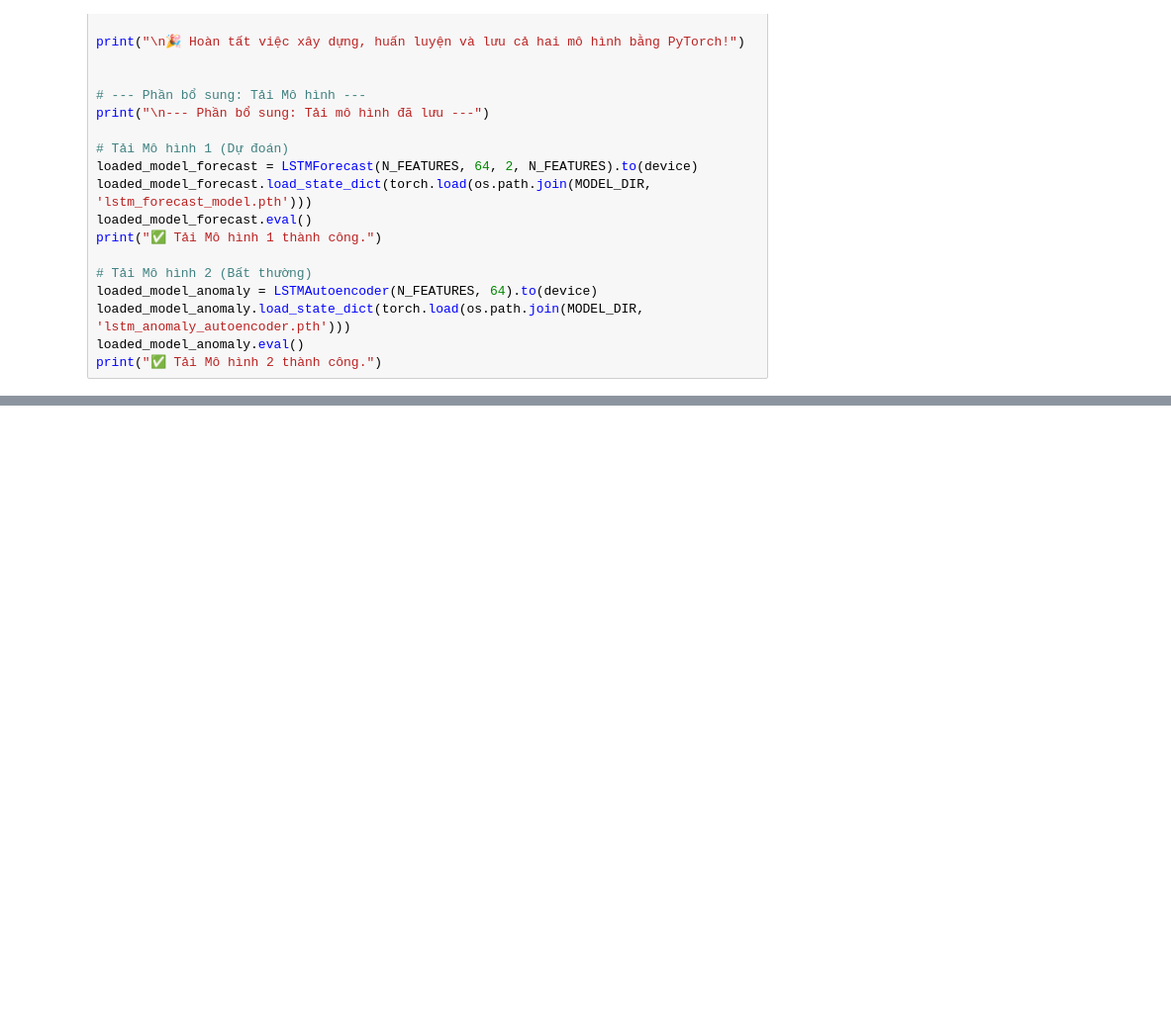
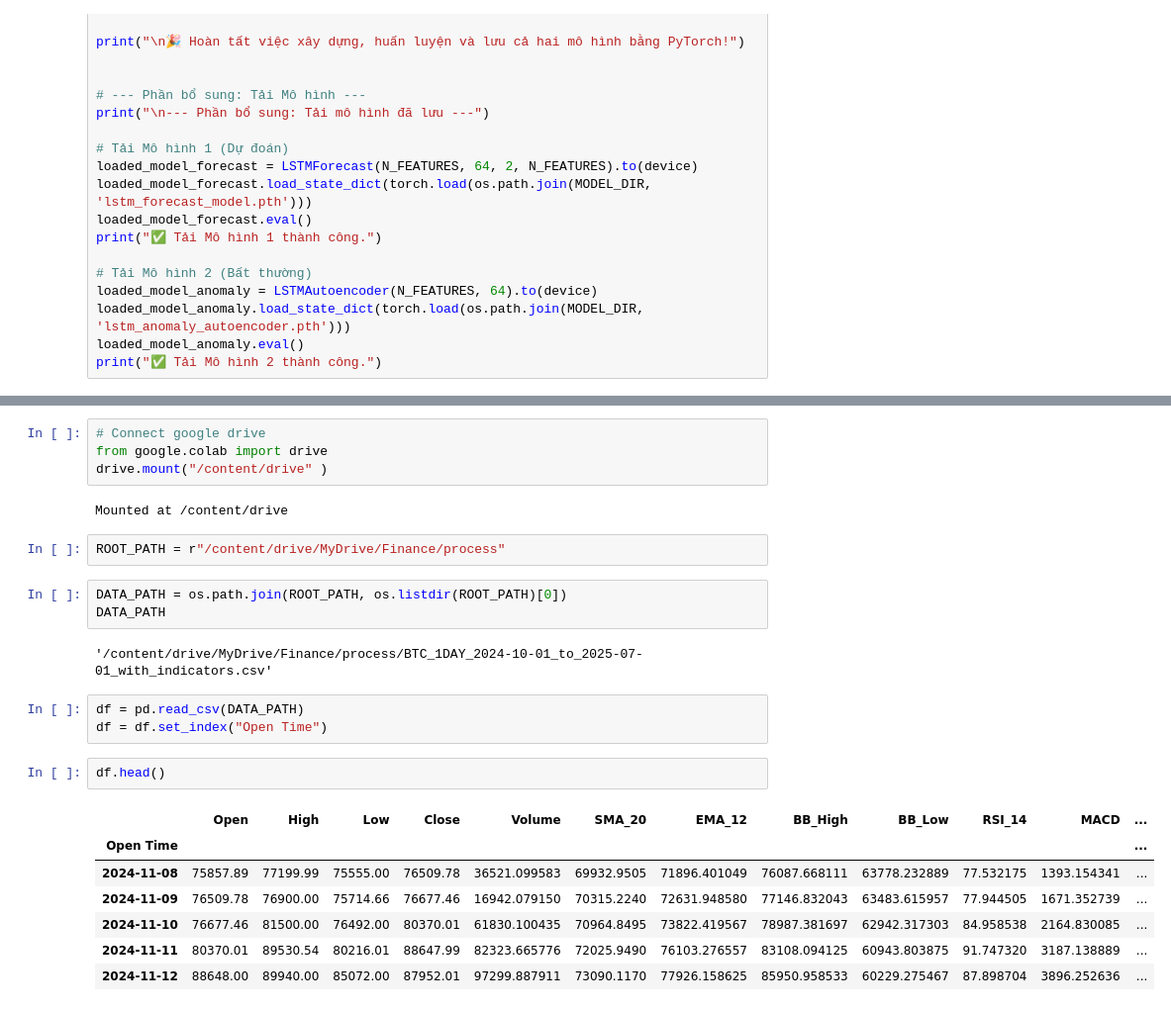
Before and after one commit to DarkFromAbyss/Finance_Predict, a Jupyter notebook: notebooks/train.ipynb, the cells around one changed output, grey strips where cells are left out. Shown: that part at 99% size. Cells and saved outputs as stored; diff of their text form; blank space fills up the shorter version.

```diff
--- a/notebooks/train.ipynb
+++ b/notebooks/train.ipynb
@@ -318,0 +332,26 @@ print("✅ Tải Mô hình 2 thành công.")
+# %%
+# Connect google drive
+from google.colab import drive
+drive.mount("/content/drive" )
+# %% [output]
+Mounted at /content/drive
+# %%
+ROOT_PATH = r"/content/drive/MyDrive/Finance/process"
+# %%
+DATA_PATH = os.path.join(ROOT_PATH, os.listdir(ROOT_PATH)[0])
+DATA_PATH
+# %% [output]
+'/content/drive/MyDrive/Finance/process/BTC_1DAY_2024-10-01_to_2025-07-01_with_indicators.csv'
+# %%
+df = pd.read_csv(DATA_PATH)
+df = df.set_index("Open Time")
+# %%
+df.head()
+# %% [output]
+|  | Open | High | Low | Close | Volume | SMA_20 | EMA_12 | BB_High | BB_Low | RSI_14 | MACD | ... |
+| Open Time |  |  |  |  |  |  |  |  |  |  |  | ... |
+| 2024-11-08 | 75857.89 | 77199.99 | 75555.00 | 76509.78 | 36521.099583 | 69932.9505 | 71896.401049 | 76087.668111 | 63778.232889 | 77.532175 | 1393.154341 | ... |
+| 2024-11-09 | 76509.78 | 76900.00 | 75714.66 | 76677.46 | 16942.079150 | 70315.2240 | 72631.948580 | 77146.832043 | 63483.615957 | 77.944505 | 1671.352739 | ... |
+| 2024-11-10 | 76677.46 | 81500.00 | 76492.00 | 80370.01 | 61830.100435 | 70964.8495 | 73822.419567 | 78987.381697 | 62942.317303 | 84.958538 | 2164.830085 | ... |
+| 2024-11-11 | 80370.01 | 89530.54 | 80216.01 | 88647.99 | 82323.665776 | 72025.9490 | 76103.276557 | 83108.094125 | 60943.803875 | 91.747320 | 3187.138889 | ... |
+| 2024-11-12 | 88648.00 | 89940.00 | 85072.00 | 87952.01 | 97299.887911 | 73090.1170 | 77926.158625 | 85950.958533 | 60229.275467 | 87.898704 | 3896.252636 | ... |
```
Also changed, not shown: parts of 10 cells of this notebook.
